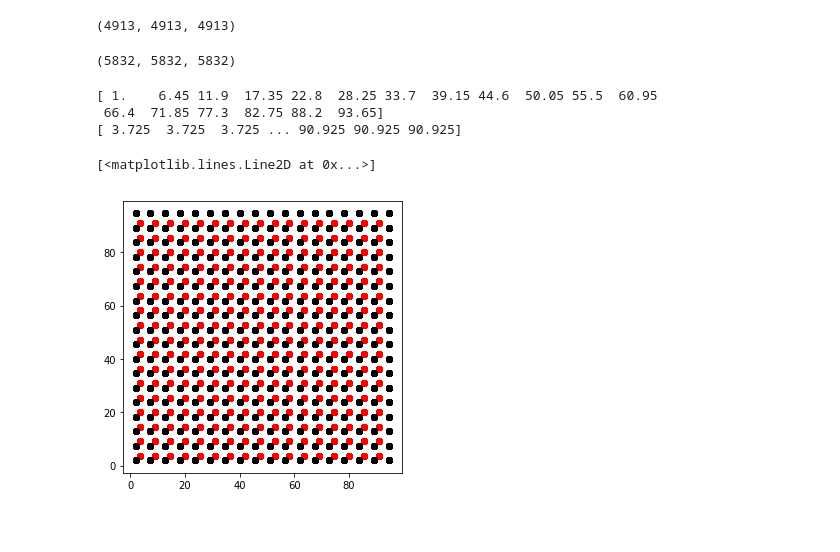
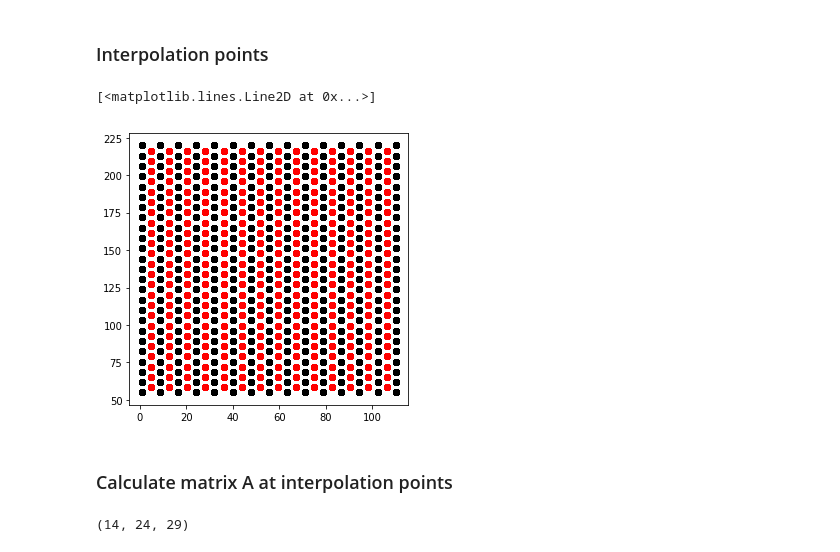
Before and after one commit to florasolon/interpolation_misc, a Jupyter notebook: Interpolation_function.ipynb, the cells around one changed output. Cells and saved outputs as stored; diff of their text form; code cells hidden in the pictures; blank space fills up the shorter version.

```diff
--- a/Interpolation_function.ipynb
+++ b/Interpolation_function.ipynb
@@ -33,0 +32,4 @@ xx,yy,zz,x1,y1,z1,rho = mf.select_area(0,100,0,100,0,100,x,y,z,rho_m)
+# %%
+rho_m = 100*X*Y*Z/(X**2 + Y**2 + Z**2)
+
+print(rho_m.shape)
@@ -34,3 +40,5 @@ xx,yy,zz,x1,y1,z1,rho = mf.select_area(0,100,0,100,0,100,x,y,z,rho_m)
+# %%
+xgrid,ygrid,zgrid,xa,ya,za,rho = mf.select_area(1,110,55,220,15,251,x,y,z,rho_m)
 # %%
 rho1 = np.ravel(rho)
 lx,ly,lz = rho.shape
@@ -97,41 +167,33 @@ p = np.linalg.solve(H+(mu*np.identity(ln)),np.dot(A.T,rho_sm1))
+# %% [markdown]
+### Interpolation points
 # %%
 # #Interpolation points
 
-dx1 = (x1[1:]+x1[:-1])/2
-dy1 = (y1[1:]+y1[:-1])/2
-dz1 = (z1[1:]+z1[:-1])/2
+dx0 = (xa[1:]+xa[:-1])/2
+dy0 = (ya[1:]+ya[:-1])/2
+dz0 = (za[1:]+za[:-1])/2
 
-x0n = len(dx1)
-y0n = len(dy1)
-z0n = len(dz1)
+# dx1 = np.copy(x1)
+# dy1 = np.copy(y1)
+# dz1 = np.copy(z1)
 
-X0,Y0,Z0 = np.meshgrid(dx1,dy1,dz1)
+x0n = len(dx0)
+y0n = len(dy0)
+z0n = len(dz0)
 
+X0,Y0,Z0 = np.meshgrid(dx0,dy0,dz0,indexing='ij')
 
 x0 = np.ravel(X0)
 y0 = np.ravel(Y0)
 z0 = np.ravel(Z0)
 
-rho_0real = 7*X0*Y0*Z0/(X0**2 + Y0**2 + Z0**2)
+# Data at interpolation points
+
+rho_0real = 100*X0*Y0*Z0/(X0**2 + Y0**2 + Z0**2)
-# %%
-x0.size,y0.size,z0.size
-# %% [output]
-(4913, 4913, 4913)
-# %%
-xc.size,yc.size,zc.size
-# %% [output]
-(5832, 5832, 5832)
-# %%
-print(x1)
-print(x0)
-# %% [output]
-[ 1.    6.45 11.9  17.35 22.8  28.25 33.7  39.15 44.6  50.05 55.5  60.95
- 66.4  71.85 77.3  82.75 88.2  93.65]
-[ 3.725  3.725  3.725 ... 90.925 90.925 90.925]
 # %%
 plt.figure(figsize=(5,5))
 plt.plot(x0,y0,'ro')
-plt.plot(xc,yc,'ko')
+plt.plot(xgrid,ygrid,'ko')
 # %% [output]
 [<matplotlib.lines.Line2D at 0x...>]
-[figure, old version]
+[figure, new version]
@@ -140 +200,3 @@ t = 0.8
+# %% [markdown]
+### Calculate matrix A at interpolation points
 # %%
@@ -146,3 +207,7 @@ A0 = mf.calc_A_by_column(x0,y0,z0,xc,yc,zc,1,t)
 rho0 = np.dot(A0,p)
 rho0_m = rho0.reshape((x0n,y0n,z0n))
+# %%
+rho0_m.shape
+# %% [output]
+(14, 24, 29)
 # %%
```
Also changed, not shown: parts of 32 cells of this notebook, 1 other file.
